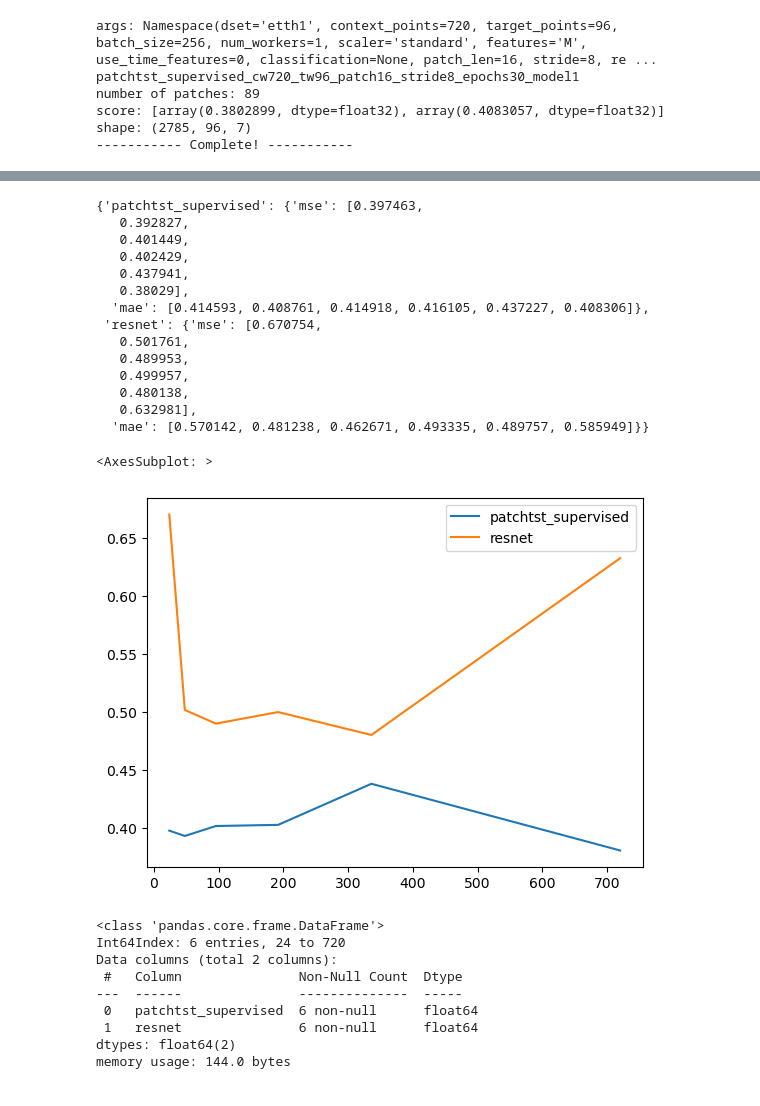
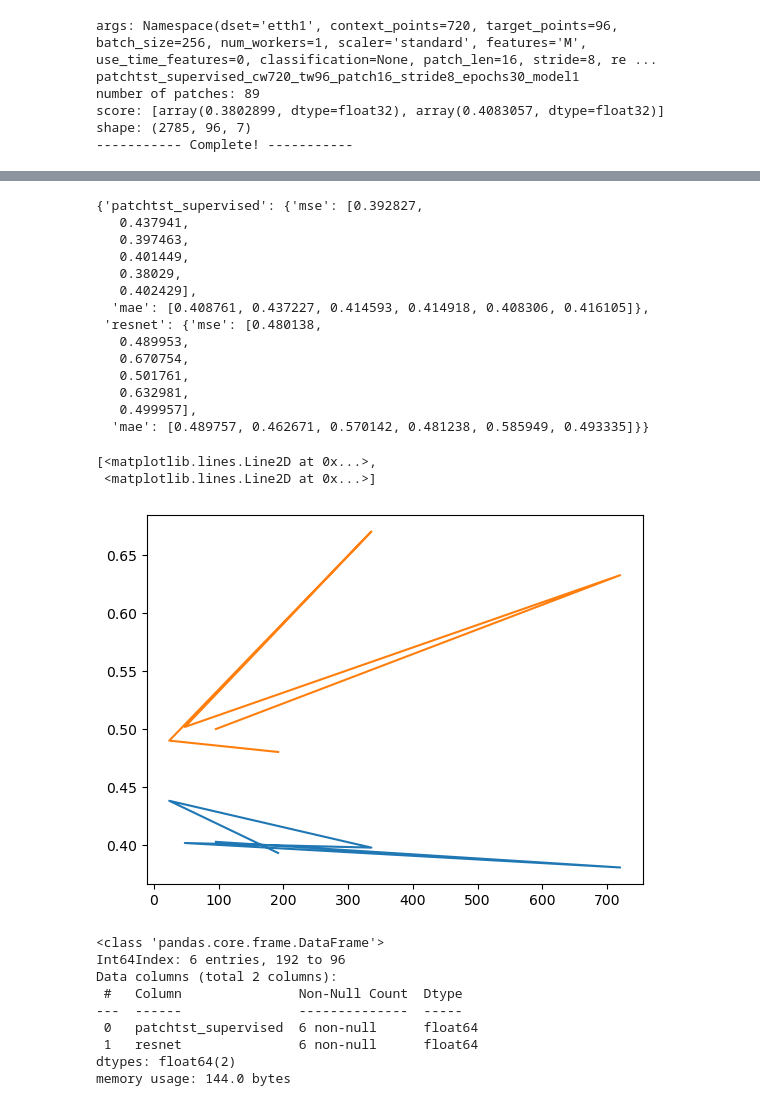
Before and after one commit to g0bel1n/time-series-representation-learning, a Jupyter notebook: runpres.ipynb, the cells around one changed output, grey strips where cells are left out. Cells and saved outputs as stored; diff of their text form; code cells hidden in the pictures.

```diff
--- a/runpres.ipynb
+++ b/runpres.ipynb
@@ -62,7 +62,8 @@ df ={}
 # %%
 path = "saved_models/etth1"
 for _dir in ['patchtst_supervised/prediction', 'resnet/based_model']:
-    for file_path in ['/'.join((path,_dir , el)) for el in os.listdir('/'.join((path,_dir))) if el.endswith('acc.csv')  ]:
+    for file_path in sorted(['/'.join((path,_dir , el)) for el in os.listdir('/'.join((path,_dir))) if el.endswith('acc.csv')  ]):
+        print(file_path)
         key = _dir.split('/')[0]
         if key in df.keys():
             mse, mae = pd.read_csv(file_path).values[0]
@@ -77,25 +88,20 @@ for _dir in ['patchtst_supervised/prediction', 'resnet/based_model']:
 # %%
 df
 # %% [output]
-{'patchtst_supervised': {'mse': [0.397463,
-   0.392827,
+{'patchtst_supervised': {'mse': [0.392827,
+   0.437941,
+   0.397463,
    0.401449,
-   0.402429,
-   0.437941,
-   0.38029],
-  'mae': [0.414593, 0.408761, 0.414918, 0.416105, 0.437227, 0.408306]},
- 'resnet': {'mse': [0.670754,
+   0.38029,
+   0.402429],
+  'mae': [0.408761, 0.437227, 0.414593, 0.414918, 0.408306, 0.416105]},
+ 'resnet': {'mse': [0.480138,
+   0.489953,
+   0.670754,
    0.501761,
-   0.489953,
-   0.499957,
-   0.480138,
-   0.632981],
-  'mae': [0.570142, 0.481238, 0.462671, 0.493335, 0.489757, 0.585949]}}
+   0.632981,
+   0.499957],
+  'mae': [0.489757, 0.462671, 0.570142, 0.481238, 0.585949, 0.493335]}}
 # %%
 _df_mse = pd.DataFrame({k : df[k]['mse'] for k in df.keys()})
-_df_mse.index = [24, 48, 96, 192, 336, 720]
+_df_mse.index = [192, 24, 336, 48, 720, 96]
-# %%
-_df_mse.plot()
-# %% [output]
-<AxesSubplot: >
-[figure, removed]
@@ -102,8 +110,14 @@ _df_mse.plot()
+# %%
+plt.plot(_df_mse)
+# %% [output]
+[<matplotlib.lines.Line2D at 0x...>,
+ <matplotlib.lines.Line2D at 0x...>]
+[figure, added]
 # %%
 _df_mse.info()
 # %% [output]
 <class 'pandas.core.frame.DataFrame'>
-Int64Index: 6 entries, 24 to 720
+Int64Index: 6 entries, 192 to 96
 Data columns (total 2 columns):
  #   Column               Non-Null Count  Dtype
 ---  ------               --------------  -----
```
Also changed, not shown: parts of 2 cells of this notebook.
